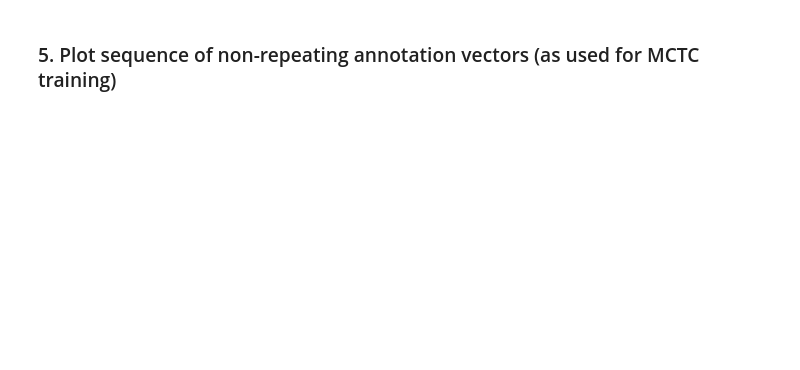
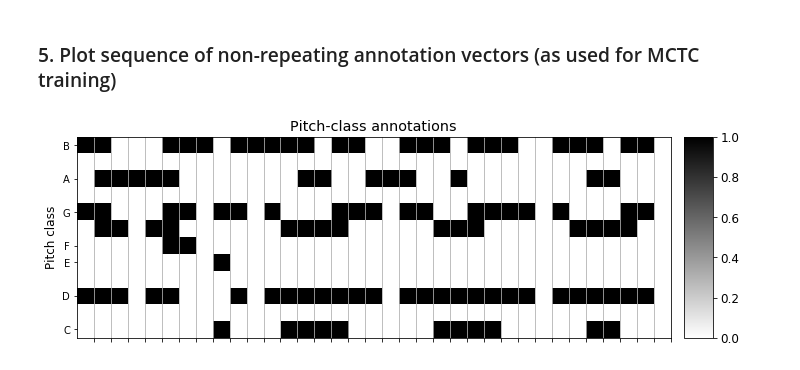
Before and after one commit to christofw/pitchclass_mctc, a Jupyter notebook: 01_precompute_features.ipynb, the cells around one changed output. Drawn from its saved outputs; the diff is of its cells as text; code cells hidden in the pictures; blank space fills up the shorter version.

```diff
--- a/01_precompute_features.ipynb
+++ b/01_precompute_features.ipynb
@@ -100,25 +108,26 @@ plt.tight_layout()
 # %%
 from itertools import groupby
 
-feat_score = (f_annot_pitch[:, int(start_sec*fs_hcqt):int(show_sec*fs_hcqt)]>0.5).astype(int)
+feat_score = (f_annot_pitchclass[:, int(start_sec*fs_hcqt):int(show_sec*fs_hcqt)]>0.5).astype(int)
 
 char_unique, char_target = np.unique(feat_score, axis=1, return_inverse=True)   # char_unique is the BatchCharacterList
 char_targ_condensed = np.array([t[0] for t in groupby(char_target)])
 
 featvec = np.zeros((12, 0))
 feat_score_compressed = np.array([char_unique[:, t] for t in char_targ_condensed]).T
 
 fig, ax = plt.subplots(1, 2, gridspec_kw={'width_ratios': [1, 0.05]}, figsize=(10, 3.5))
 
-libfmp.b.plot_matrix(feat_score_compressed[24:97, :], ax=ax, Fs=1, cmap='gray_r', ylabel='MIDI pitch')
+libfmp.b.plot_matrix(feat_score_compressed, ax=ax, Fs=1, cmap='gray_r', ylabel='Pitch class')
 ax[0].set_xlabel('')
-ax[0].set_xticks(np.arange(.5, 30.5, 1))
+ax[0].set_xticks(np.arange(.5, 35.5, 1))
 ax[0].set_xticklabels('')
 ax[0].xaxis.grid('on')
 ax[1].set_ylim([0, 1])
-plt.ylim([0, 73])
-ax[0].set_yticks(np.arange(0, 73, 12))
-ax[0].set_yticklabels([str(24+12*octave) for octave in range(0, num_octaves+1)])
-ax[0].set_title('Non-repeating targets (for MCTC)')
+ax[0].set_title('Pitch-class annotations')
+ax[0].set_yticks([0, 2, 4, 5, 7, 9, 11])
+ax[0].set_yticklabels(['C', 'D', 'E', 'F', 'G', 'A', 'B'], fontsize=10)
 ax[1].set_ylim([0, 1])
 plt.tight_layout()
+# %% [output]
+[figure, added]
```
Also changed, not shown: parts of 4 cells of this notebook, 10 other files.
